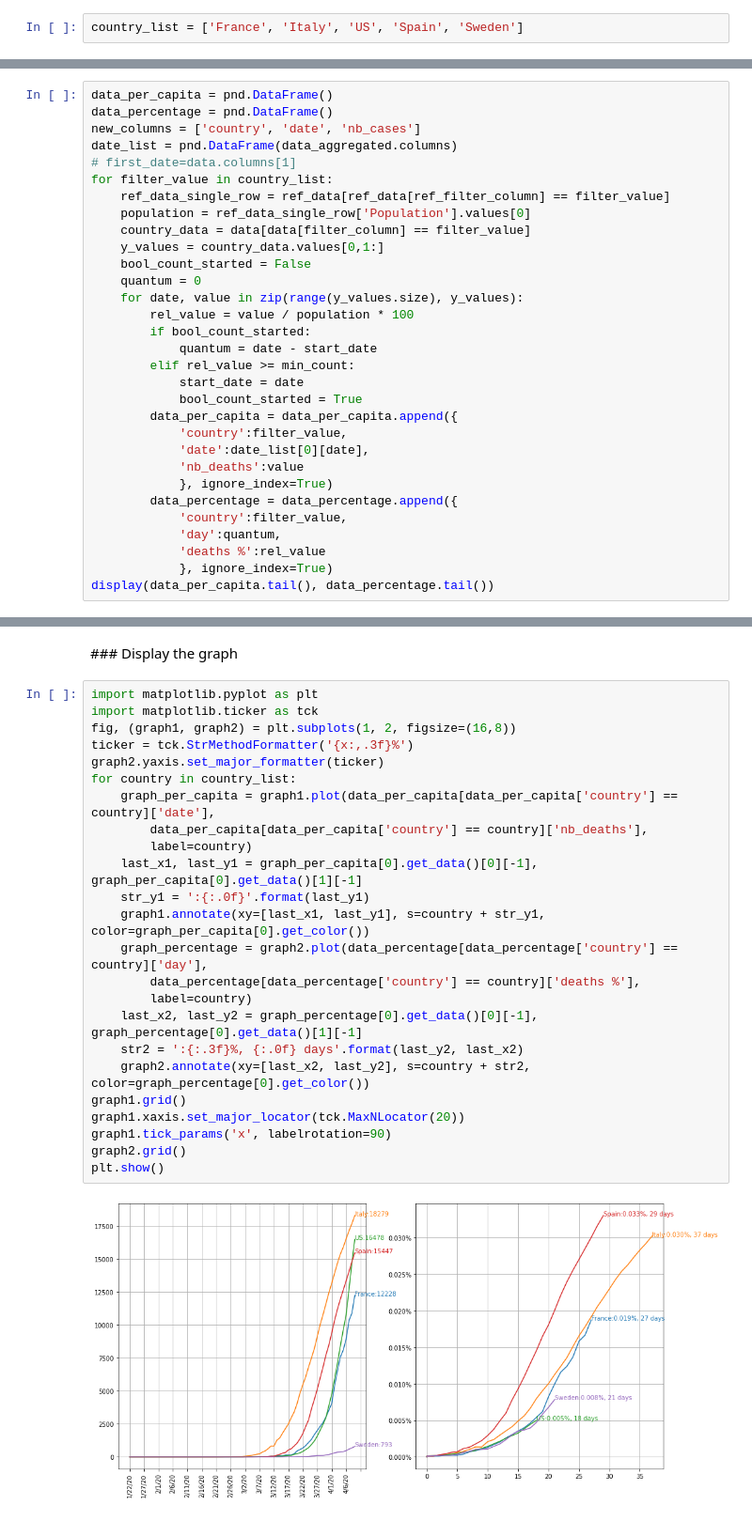
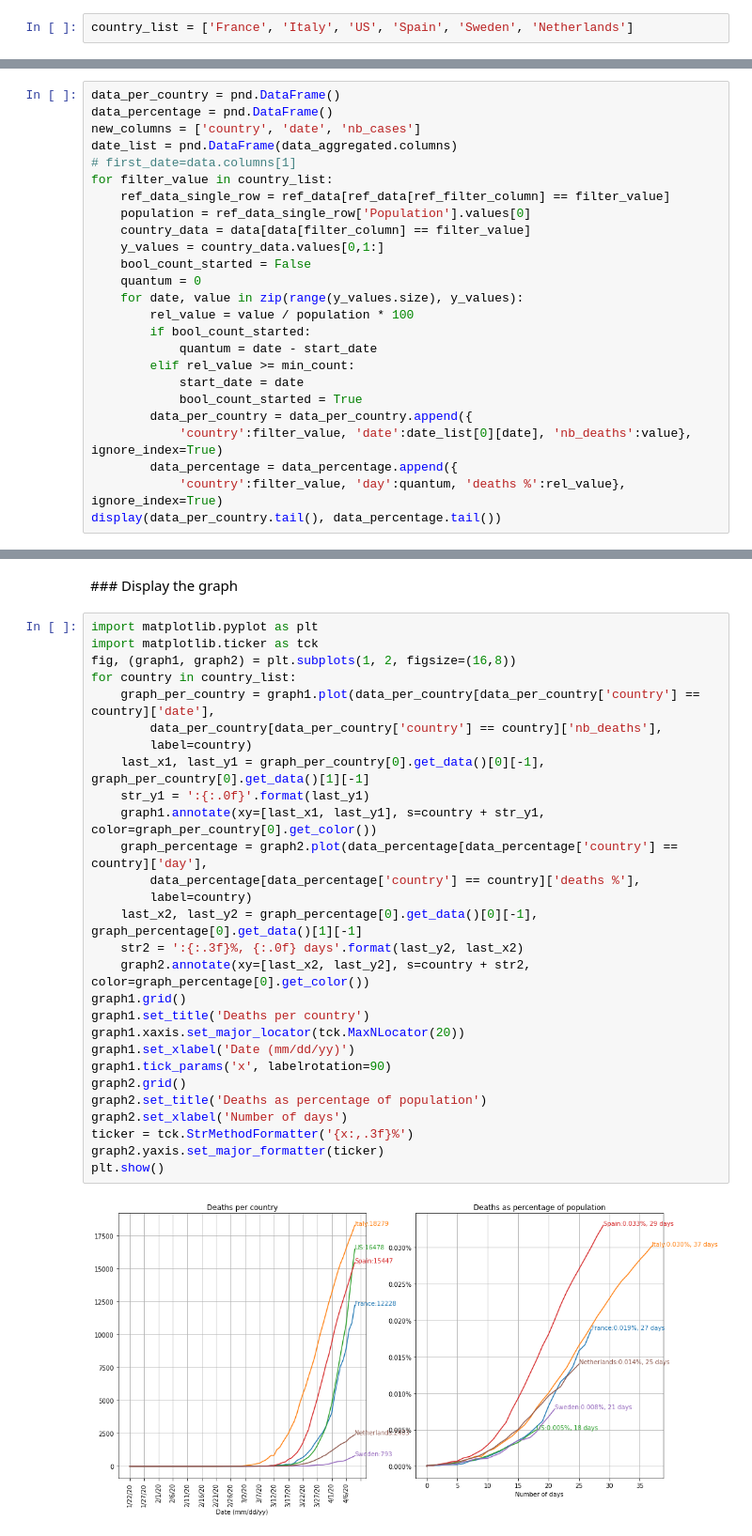
Before and after one commit to JeanRosselVallee/jupyter, a Jupyter notebook: COVID-CompareDeathsByPercentage.ipynb, the cells around one changed output, grey strips where cells are left out. Shown at 94% size. Drawn from its saved outputs; the diff is of its cells as text.

Commit message:
Add files via upload
Improved graphs

```diff
--- a/COVID-CompareDeathsByPercentage.ipynb
+++ b/COVID-CompareDeathsByPercentage.ipynb
@@ -7,7 +7,7 @@ Each curve represents the number of deaths as a percentage of the whole populati
 # %% [markdown]
 ### Select the countries to process
 # %%
-country_list = ['France', 'Italy', 'US', 'Spain', 'Sweden']
+country_list = ['France', 'Italy', 'US', 'Spain', 'Sweden', 'Netherlands']
 # %% [markdown]
 ### Select the minimal count of deaths for the starting date
 # %%
@@ -63,5 +63,5 @@ Two sets of data are generated:
 # %%
-data_per_capita = pnd.DataFrame()
+data_per_country = pnd.DataFrame()
 data_percentage = pnd.DataFrame()
 new_columns = ['country', 'date', 'nb_cases']
 date_list = pnd.DataFrame(data_aggregated.columns)
@@ -80,16 +80,10 @@ for filter_value in country_list:
         elif rel_value >= min_count:
             start_date = date
             bool_count_started = True
-        data_per_capita = data_per_capita.append({
-            'country':filter_value,
-            'date':date_list[0][date],
-            'nb_deaths':value
-            }, ignore_index=True)
+        data_per_country = data_per_country.append({
+            'country':filter_value, 'date':date_list[0][date], 'nb_deaths':value}, ignore_index=True)
         data_percentage = data_percentage.append({
-            'country':filter_value,
-            'day':quantum,
-            'deaths %':rel_value
-            }, ignore_index=True)
-display(data_per_capita.tail(), data_percentage.tail())
+            'country':filter_value, 'day':quantum, 'deaths %':rel_value}, ignore_index=True)
+display(data_per_country.tail(), data_percentage.tail())
 # %% [output]
 |  | country | date | nb_deaths |
@@ -109,26 +103,30 @@ display(data_per_capita.tail(), data_percentage.tail())
 # %%
 import matplotlib.pyplot as plt
 import matplotlib.ticker as tck
 fig, (graph1, graph2) = plt.subplots(1, 2, figsize=(16,8))
-ticker = tck.StrMethodFormatter('{x:,.3f}%')
-graph2.yaxis.set_major_formatter(ticker)
 for country in country_list:
-    graph_per_capita = graph1.plot(data_per_capita[data_per_capita['country'] == country]['date'],
-        data_per_capita[data_per_capita['country'] == country]['nb_deaths'],
+    graph_per_country = graph1.plot(data_per_country[data_per_country['country'] == country]['date'],
+        data_per_country[data_per_country['country'] == country]['nb_deaths'],
         label=country)
-    last_x1, last_y1 = graph_per_capita[0].get_data()[0][-1], graph_per_capita[0].get_data()[1][-1]
+    last_x1, last_y1 = graph_per_country[0].get_data()[0][-1], graph_per_country[0].get_data()[1][-1]
     str_y1 = ':{:.0f}'.format(last_y1)
-    graph1.annotate(xy=[last_x1, last_y1], s=country + str_y1, color=graph_per_capita[0].get_color())
+    graph1.annotate(xy=[last_x1, last_y1], s=country + str_y1, color=graph_per_country[0].get_color())
     graph_percentage = graph2.plot(data_percentage[data_percentage['country'] == country]['day'],
         data_percentage[data_percentage['country'] == country]['deaths %'],
         label=country)
     last_x2, last_y2 = graph_percentage[0].get_data()[0][-1], graph_percentage[0].get_data()[1][-1]
     str2 = ':{:.3f}%, {:.0f} days'.format(last_y2, last_x2)
     graph2.annotate(xy=[last_x2, last_y2], s=country + str2, color=graph_percentage[0].get_color())
 graph1.grid()
+graph1.set_title('Deaths per country')
 graph1.xaxis.set_major_locator(tck.MaxNLocator(20))
+graph1.set_xlabel('Date (mm/dd/yy)')
 graph1.tick_params('x', labelrotation=90)
 graph2.grid()
+graph2.set_title('Deaths as percentage of population')
+graph2.set_xlabel('Number of days')
+ticker = tck.StrMethodFormatter('{x:,.3f}%')
+graph2.yaxis.set_major_formatter(ticker)
 plt.show()
 # %% [output]
-[figure, old version]
+[figure, new version]
```
Also changed, not shown: parts of 5 cells of this notebook.
